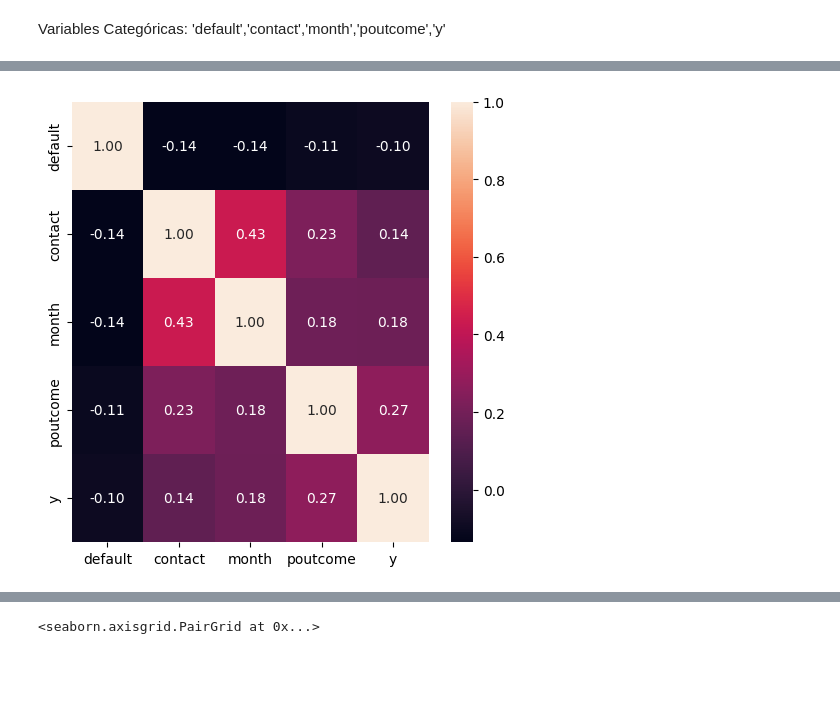
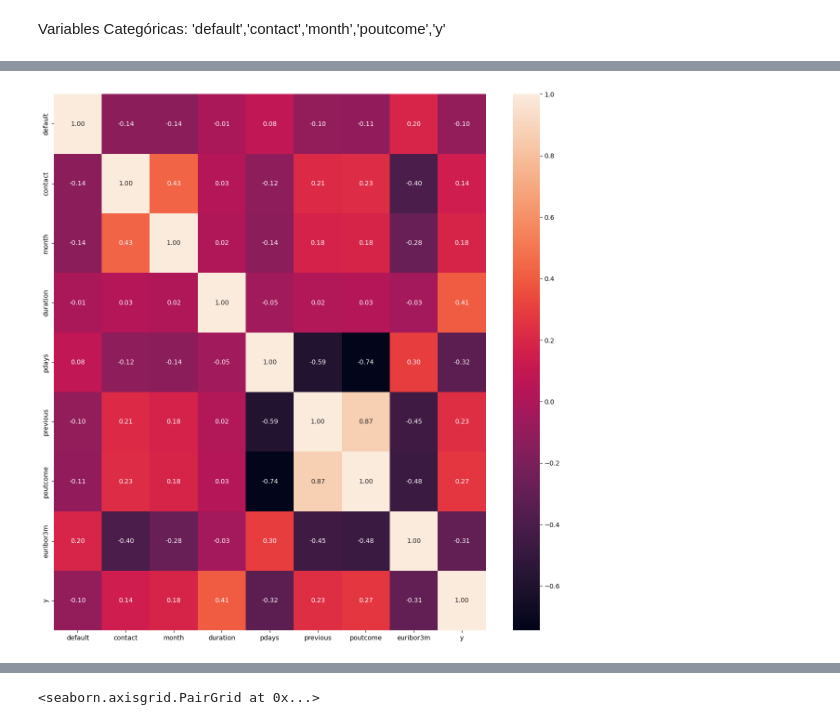
Before and after one commit to diegomacaya/regresion_logistica, a Jupyter notebook: src/explore.ipynb, the cells around one changed output, grey strips where cells are left out. Drawn from its saved outputs; the diff is of its cells as text; code cells hidden in the pictures; blank space fills up the shorter version.

```diff
--- a/src/explore.ipynb
+++ b/src/explore.ipynb
@@ -178,21 +178,16 @@ plt.show()
 # %%
 
 #Análisis de correlaciones
-# Factorixzar variables categóricas
+# Factorizar variables categóricas
 
 df["default"] = pd.factorize(df["default"])[0]
 df["contact"] = pd.factorize(df["contact"])[0]
 df["month"] = pd.factorize(df["month"])[0]
 df["poutcome"] = pd.factorize(df["poutcome"])[0]
-df["y"] = pd.factorize(df["y"])[0]
 
-fig, axes = plt.subplots(figsize=(5, 5))
 
-sns.heatmap(df[['default','contact','month','poutcome','y']].corr(), annot = True, fmt = ".2f")
-
-plt.tight_layout()
-
-# Draw Plot
+plt.figure(figsize=(15,15))
+sns.heatmap(df.corr(),annot=True,fmt=".2f")
 plt.show()
 # %% [output]
-[figure, old version]
+[figure, new version]
```
Also changed, not shown: parts of 16 cells of this notebook.
